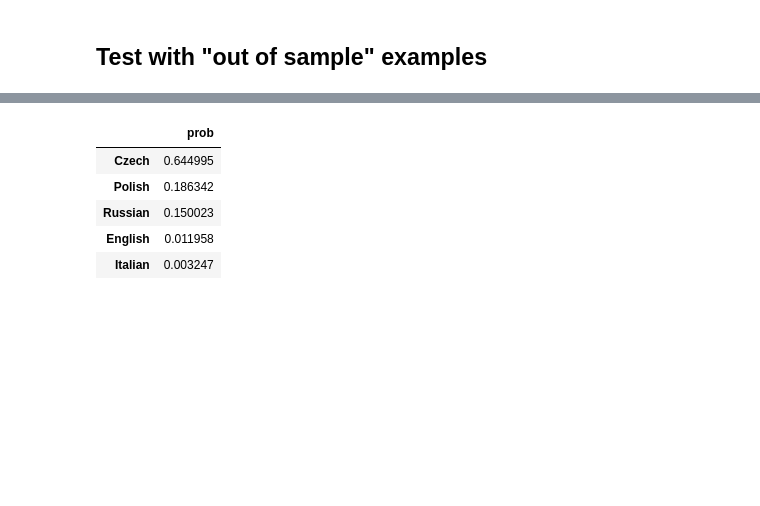
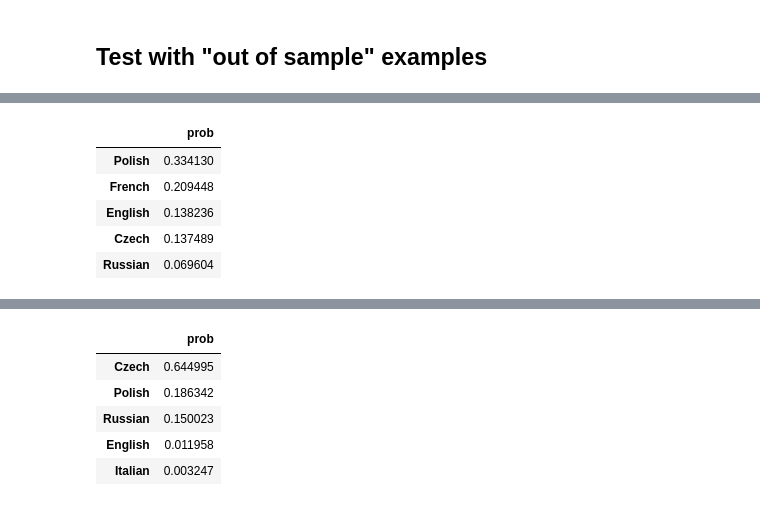
Before and after one commit to pilipolio/python-ml-notebooks, a Jupyter notebook: RNN-LSTM/Nationality of surnames by RNN.ipynb, the cells around one changed output, grey strips where cells are left out. Cells and saved outputs as stored; diff of their text form; code cells hidden in the pictures; blank space fills up the shorter version.

```diff
--- a/RNN-LSTM/Nationality of surnames by RNN.ipynb
+++ b/RNN-LSTM/Nationality of surnames by RNN.ipynb
@@ -365,0 +375,9 @@ predict_nationality_probs("Macron")
+# %%
+predict_nationality_probs("Slonka")
+# %% [output]
+|  | prob |
+| Polish | 0.334130 |
+| French | 0.209448 |
+| English | 0.138236 |
+| Czech | 0.137489 |
+| Russian | 0.069604 |
```
Also changed, not shown: parts of 7 cells of this notebook.
